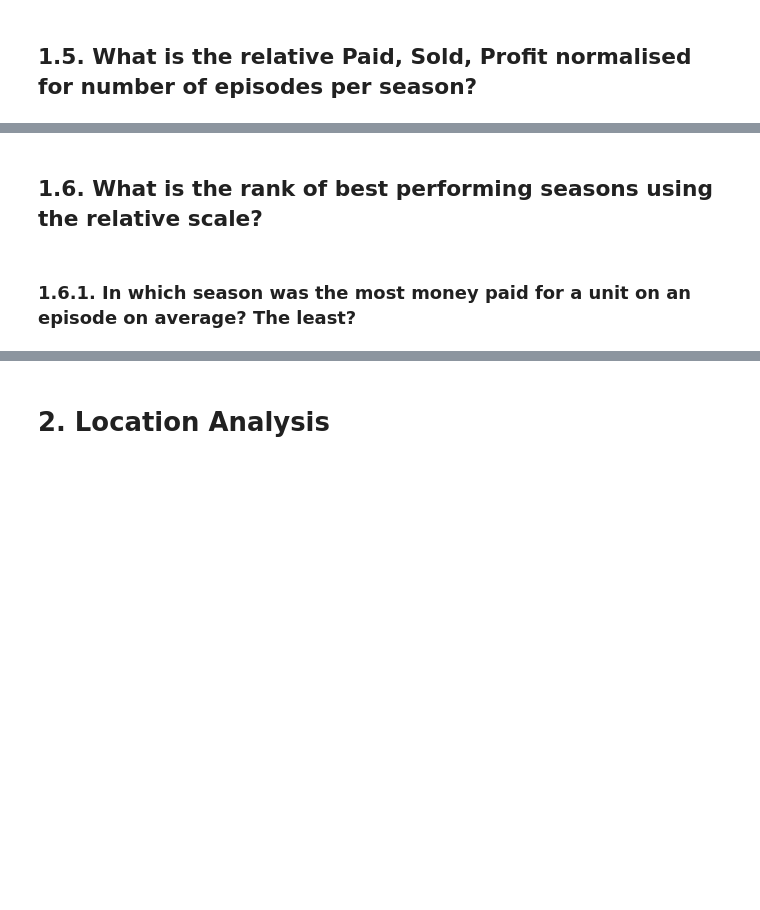
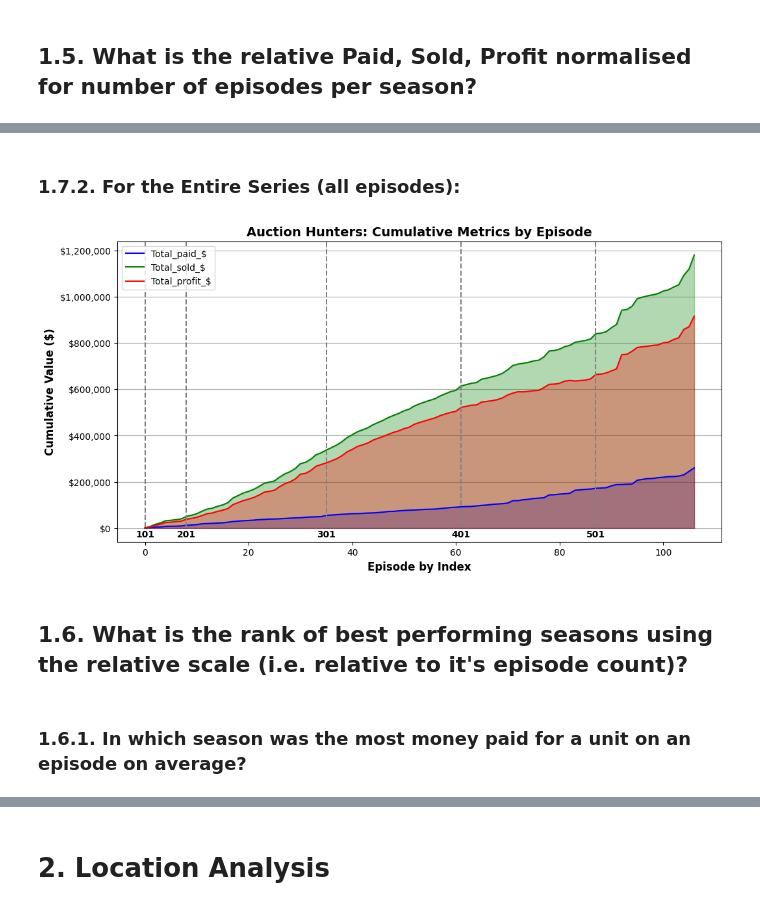
Before and after one commit to Joshua-Higgins-jp/Auction_Hunters_EDA, a Jupyter notebook: auction_hunters_eda.ipynb, the cells around one changed output, grey strips where cells are left out. Saved outputs shown, nothing was run; the diff lists cells and outputs as text; code cells hidden in the pictures; blank space fills up the shorter version.

```diff
--- a/auction_hunters_eda.ipynb
+++ b/auction_hunters_eda.ipynb
@@ -863,0 +973,2 @@ df_relative_seasons.plot(kind='line', x='season_num', y=['relative_paid_$', 'rel
+# %% [markdown]
+### 1.7.2. For the Entire Series (all episodes):
@@ -864,6 +1020,10 @@ df_relative_seasons.plot(kind='line', x='season_num', y=['relative_paid_$', 'rel
+# %%
+plot_cumulative_shaded_line_by_episode(df)
+# %% [output]
+[figure, added]
 # %% [markdown]
-## 1.6. What is the rank of best performing seasons using the relative scale?
+## 1.6. What is the rank of best performing seasons using the relative scale (i.e. relative to it's episode count)?
 # %% [markdown]
-### 1.6.1. In which season was the most money **paid** for a unit on an episode on average? The least?
+### 1.6.1. In which season was the most money **paid** for a unit on an episode on average?
 # %%
 df_relative_seasons.sort_values('relative_paid_$', ascending=False).reset_index(drop=True)
```
Also changed, not shown: parts of 39 cells of this notebook.
